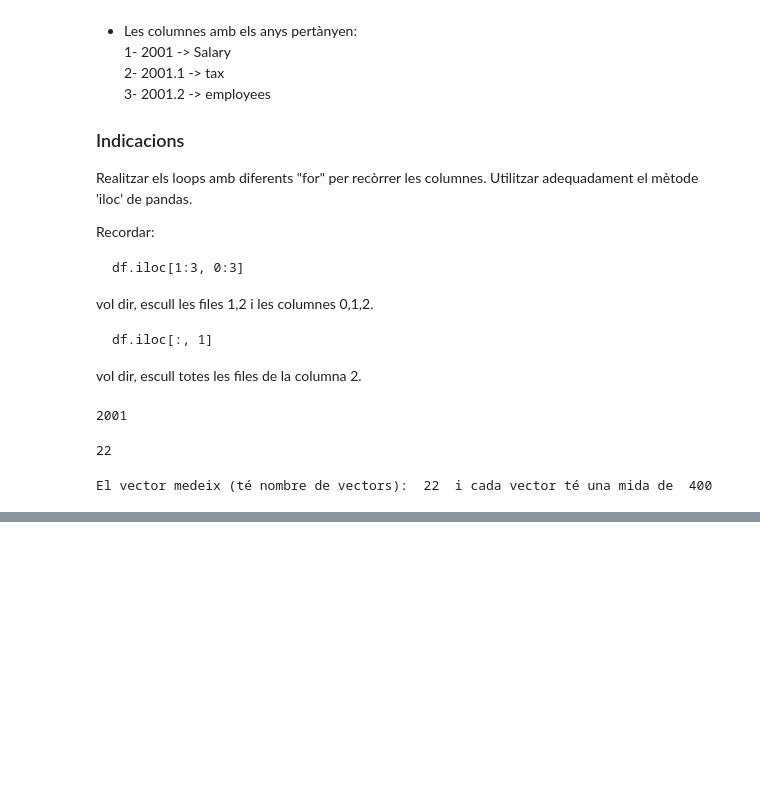
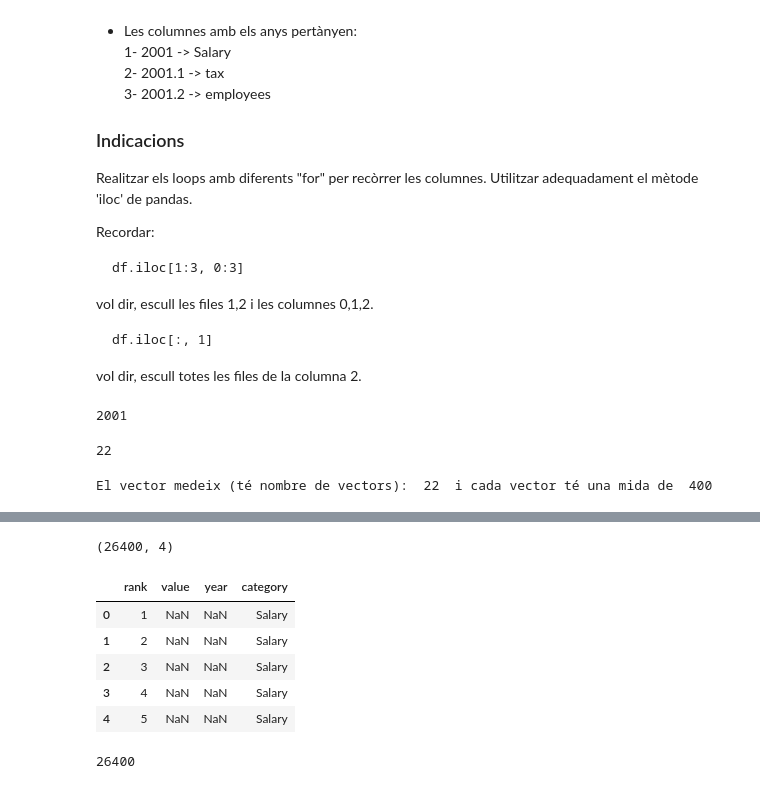
Before and after one commit to mlacasa/1BATXILLERAT, a Jupyter notebook: PràcticaBasedeDades.ipynb, the cells around one changed output, grey strips where cells are left out. Drawn from its saved outputs; the diff is of its cells as text; code cells hidden in the pictures; blank space fills up the shorter version.

```diff
--- a/PràcticaBasedeDades.ipynb
+++ b/PràcticaBasedeDades.ipynb
@@ -358,0 +364,25 @@ El vector medeix (té nombre de vectors):  22  i cada vector té una mida de  40
+# %%
+# Càlcul del vector Categories
+import numpy as np
+data2 = pd.DataFrame(columns = nomsCol)
+# %%
+data2['category'] = np.array([[x]*8800 for x in cat]).flatten()
+data2['rank'] = np.array([np.arange(1,401,1,dtype=int)]*66).flatten()
+data2['year'] = np.array([np.array([[x]*400 for x in np.array([np.arange(2001,2023,1,dtype=int)]).flatten()]).flatten()]*3).flatten()
+# %%
+data2.shape
+# %% [output]
+(26400, 4)
+# %%
+data2.head()
+# %% [output]
+|  | rank | value | year | category |
+| 0 | 1 | NaN | NaN | Salary |
+| 1 | 2 | NaN | NaN | Salary |
+| 2 | 3 | NaN | NaN | Salary |
+| 3 | 4 | NaN | NaN | Salary |
+| 4 | 5 | NaN | NaN | Salary |
+# %%
+len(np.array([np.array([[x]*400 for x in np.array([np.arange(2001,2023,1,dtype=int)]).flatten()]).flatten()]*3).flatten())
+# %% [output]
+26400
```
Also changed, not shown: parts of 2 cells of this notebook.
